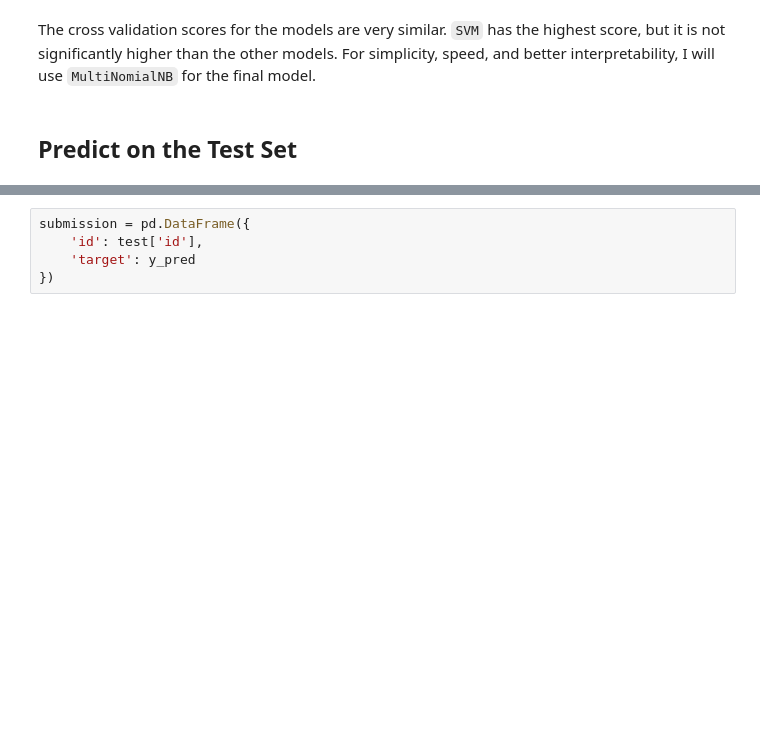
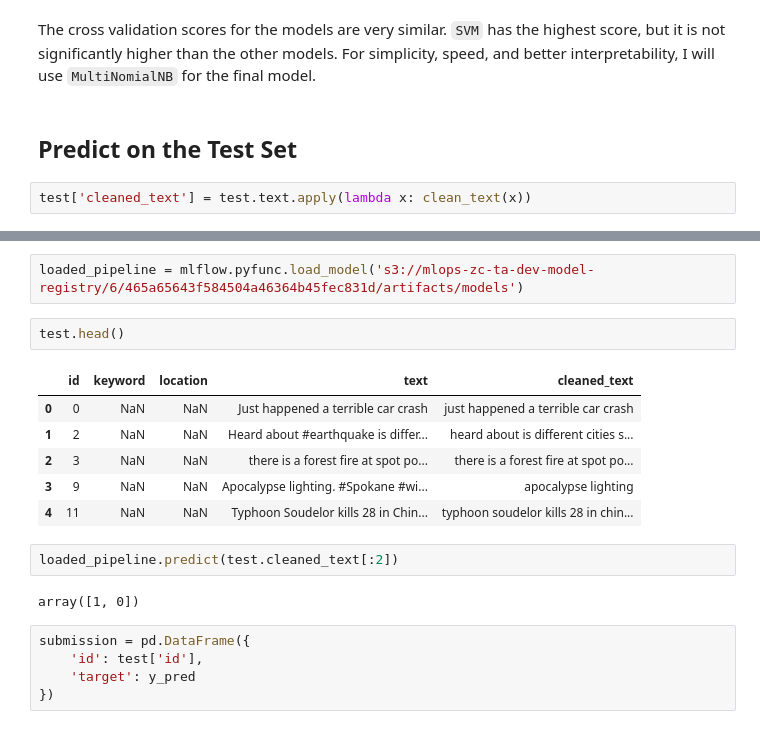
Before and after one commit to sagar118/text-analyzer, a Jupyter notebook: notebooks/modeling.ipynb, the cells around one changed output, grey strips where cells are left out. Saved outputs shown, nothing was run; the diff lists cells and outputs as text; blank space fills up the shorter version.

```diff
--- a/notebooks/modeling.ipynb
+++ b/notebooks/modeling.ipynb
@@ -271,3 +540,5 @@ Best params: {'clf__kernel': 'sigmoid', 'clf__gamma': 'scale', 'clf__C': 1}
 The cross validation scores for the models are very similar. `SVM` has the highest score, but it is not significantly higher than the other models. For simplicity, speed, and better interpretability, I will use `MultiNomialNB` for the final model.
 # %% [markdown]
 ## Predict on the Test Set
+# %%
+test['cleaned_text'] = test.text.apply(lambda x: clean_text(x))
@@ -280,3 +576,18 @@ y_pred = text_clf_pipeline.predict(test)
+# %%
+loaded_pipeline = mlflow.pyfunc.load_model('s3://mlops-zc-ta-dev-model-registry/6/465a65643f584504a46364b45fec831d/artifacts/models')
+# %%
+test.head()
+# %% [output]
+|  | id | keyword | location | text | cleaned_text |
+| 0 | 0 | NaN | NaN | Just happened a terrible car crash | just happened a terrible car crash |
+| 1 | 2 | NaN | NaN | Heard about #earthquake is differ... | heard about is different cities s... |
+| 2 | 3 | NaN | NaN | there is a forest fire at spot po... | there is a forest fire at spot po... |
+| 3 | 9 | NaN | NaN | Apocalypse lighting. #Spokane #wi... | apocalypse lighting |
+| 4 | 11 | NaN | NaN | Typhoon Soudelor kills 28 in Chin... | typhoon soudelor kills 28 in chin... |
+# %%
+loaded_pipeline.predict(test.cleaned_text[:2])
+# %% [output]
+array([1, 0])
 # %%
 submission = pd.DataFrame({
     'id': test['id'],
```
Also changed, not shown: parts of 24 cells of this notebook, 14 other files.
